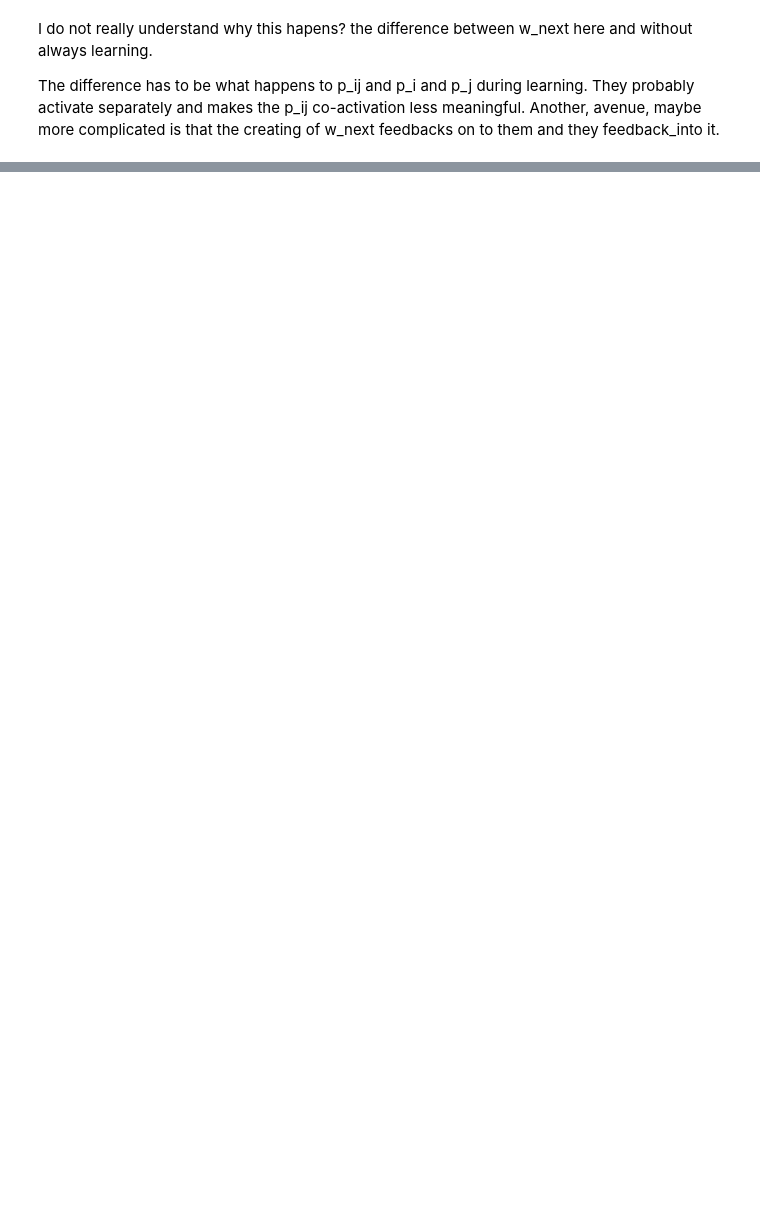
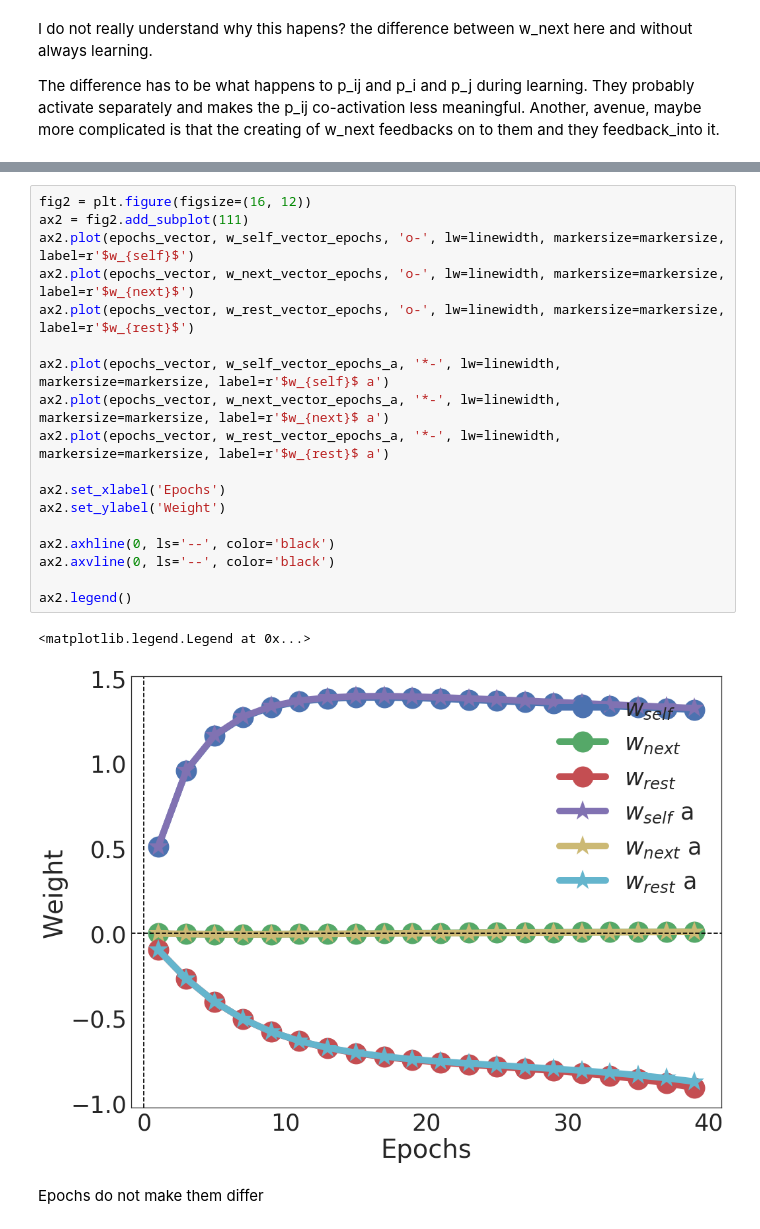
Before and after one commit to h-mayorquin/BCPNN_sequences, a Jupyter notebook: jupyter/2018-03-06(Weight dynamics comparison).ipynb, the cells around one changed output, grey strips where cells are left out. Saved outputs shown, nothing was run; the diff lists cells and outputs as text; blank space fills up the shorter version.

```diff
--- a/jupyter/2018-03-06(Weight dynamics comparison).ipynb
+++ b/jupyter/2018-03-06(Weight dynamics comparison).ipynb
@@ -285,0 +352,23 @@ The difference has to be what happens to p_ij and p_i and p_j during learning. T
+# %%
+fig2 = plt.figure(figsize=(16, 12))
+ax2 = fig2.add_subplot(111)
+ax2.plot(epochs_vector, w_self_vector_epochs, 'o-', lw=linewidth, markersize=markersize, label=r'$w_{self}$')
+ax2.plot(epochs_vector, w_next_vector_epochs, 'o-', lw=linewidth, markersize=markersize, label=r'$w_{next}$')
+ax2.plot(epochs_vector, w_rest_vector_epochs, 'o-', lw=linewidth, markersize=markersize, label=r'$w_{rest}$')
+
+ax2.plot(epochs_vector, w_self_vector_epochs_a, '*-', lw=linewidth, markersize=markersize, label=r'$w_{self}$ a')
+ax2.plot(epochs_vector, w_next_vector_epochs_a, '*-', lw=linewidth, markersize=markersize, label=r'$w_{next}$ a')
+ax2.plot(epochs_vector, w_rest_vector_epochs_a, '*-', lw=linewidth, markersize=markersize, label=r'$w_{rest}$ a')
+
+ax2.set_xlabel('Epochs')
+ax2.set_ylabel('Weight')
+
+ax2.axhline(0, ls='--', color='black')
+ax2.axvline(0, ls='--', color='black')
+
+ax2.legend()
+# %% [output]
+<matplotlib.legend.Legend at 0x...>
+[figure, added]
+# %% [markdown]
+Epochs do not make them differ
```
Also changed, not shown: parts of 8 cells of this notebook, 5 other files.
